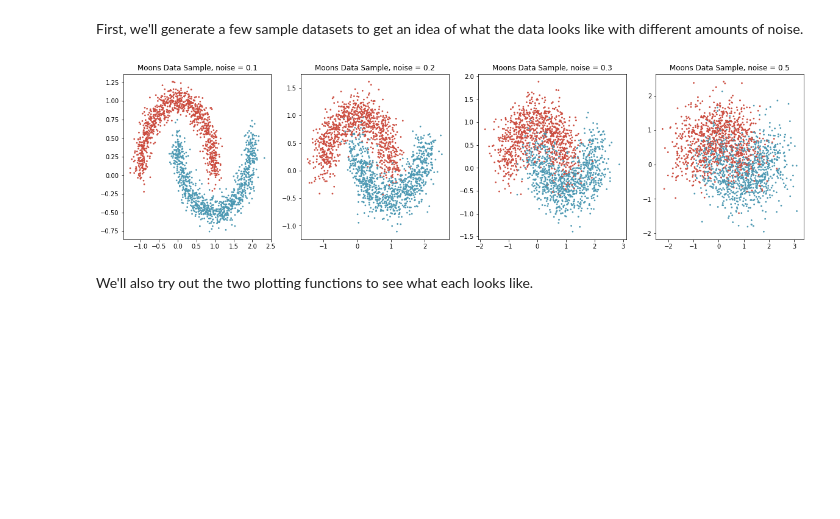
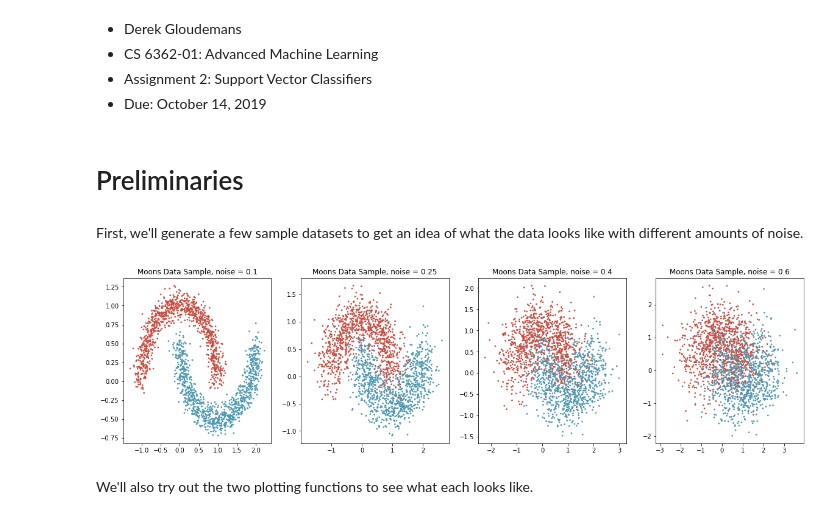
Before and after one commit to DerekGloudemans/svm-examples, a Jupyter notebook: Moons dataset classification with SVMs.ipynb, the cells around one changed output. Drawn from its saved outputs; the diff is of its cells as text; code cells hidden in the pictures; blank space fills up the shorter version.

```diff
--- a/Moons dataset classification with SVMs.ipynb
+++ b/Moons dataset classification with SVMs.ipynb
@@ -1,2 +1,9 @@
+# %% [markdown]
+- Derek Gloudemans
+- CS 6362-01: Advanced Machine Learning
+- Assignment 2: Support Vector Classifiers
+- Due: October 14, 2019
+# %% [markdown]
+# Preliminaries
 # %%
 # import necessary packages here
@@ -12,17 +28,17 @@ import random
 First, we'll generate a few sample datasets to get an idea of what the data looks like with different amounts of noise.
 # %%
 fig, axarr = plt.subplots(1, 4,  figsize = (20,5))
-noises = [0.1,0.2,0.3,0.5]
+noises = [0.1,0.25,0.4,0.6]
 
-# visualize some data
+# visualize some data in multiple subplots
 for i in range(0,4):
-    data = datasets.make_moons(n_samples=2000, noise=noises[i])
+    data = datasets.make_moons(n_samples=2000, noise=noises[i], random_state = seed)
     X,y = data
     axarr[i].set_title('Moons Data Sample, noise = {}'.format(noises[i]))
     colors = np.array([(0.8,0.3,0.25),(0.3,0.6,0.7)])
     axarr[i].scatter(X[:, 0], X[:, 1], color=colors[y],s=3)
 # %% [output]
-[figure, old version]
+[figure, new version]
 # %% [markdown]
 We'll also try out the two plotting functions to see what each looks like.
 # %%
```
Also changed, not shown: parts of 23 cells of this notebook, 2 other files.
